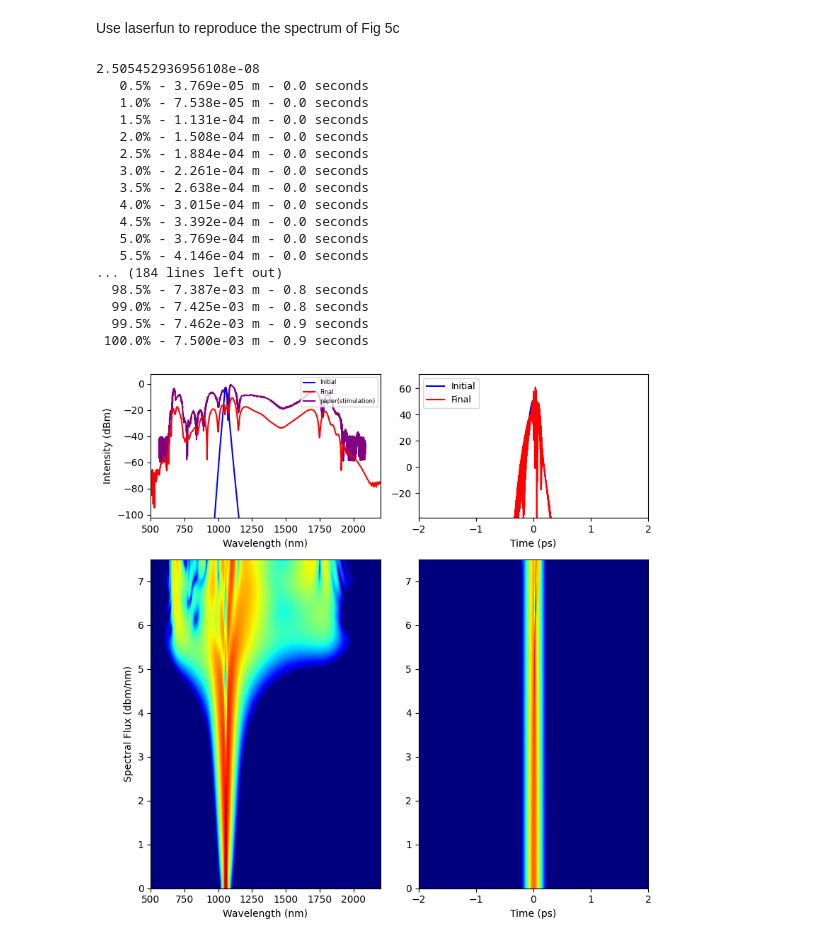
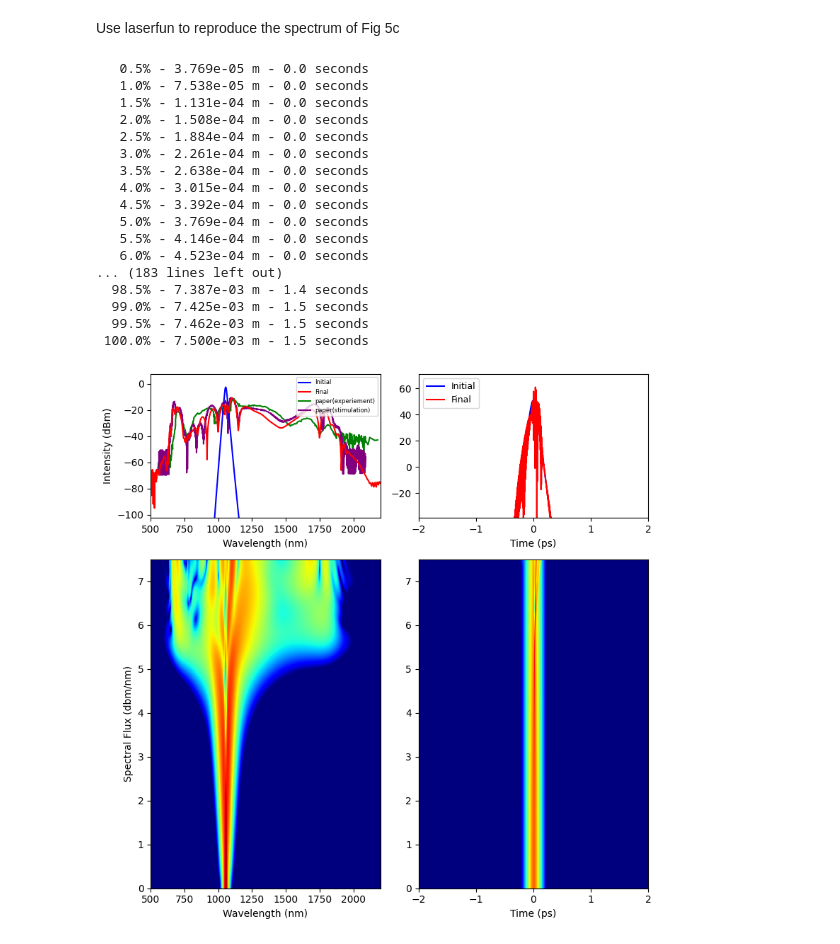
Before and after one commit to elizaleung830/SC-generation-stimulation, a Jupyter notebook: SCG_Stimulation/Benchmark/SCG stimulation/A_Klenner_2016/code/Fig5c.ipynb, the cells around one changed output. Drawn from its saved outputs; the diff is of its cells as text; code cells hidden in the pictures.

```diff
--- a/SCG_Stimulation/Benchmark/SCG stimulation/A_Klenner_et_al/code/Fig5c.ipynb
+++ b/SCG_Stimulation/Benchmark/SCG stimulation/A_Klenner_2016/code/Fig5c.ipynb
@@ -188,7 +188,7 @@ power = 1.8 # watt
 
 #chirp = 800 *1e-6  #ps^2
 
-GDD = True   # Group delay dispersion (ps^2)
+GDD = False   # Group delay dispersion (ps^2)
 TOD = False  # Third order dispersion (ps^3)
 FOD = False  # Fourth order dispersion
 
@@ -198,7 +198,7 @@ Steps = 200  # simulation steps
 Points = 2 ** 14  # simulation points
 rtol = 1e-4  # relative error for NLSE integrator
 atol = 1e-4  # absolute error
-Raman = True  # Enable Raman effect?
+Raman = True # Enable Raman effect?
 Steep = True  # Enable self steepening?
 
 
@@ -236,39 +236,39 @@ results = lf.NLSE(p, f, raman=Raman, shock=Steep, nsaves=Steps, rtol=rtol,
 ref_fig5d = pd.read_csv(
     "../reference_data/fig5c.csv", dtype=np.float64
 )
 ref_fig5d_stm = pd.read_csv(
     "../reference_data/fig5c_stm.csv", dtype=np.float64
 )
 
 
 fig, axes = results.plot(wavelength=True, show=False, tlim=(-2, 2), flim=(500, 2200), wmax = 2200, wmin = 500)
 
 ref_fig5d_x, ref_fig5d_y = np.split(ref_fig5d.values, 2, axis=1)
 ref_fig5d_stm_x, ref_fig5d_stm_y = np.split(ref_fig5d_stm.values, 2, axis=1)
 
-#axes[0][0].plot(ref_fig5d_x, ref_fig5d_y, c="green", label="paper(experiement)", zorder=0)
-axes[0][0].plot(ref_fig5d_stm_x, ref_fig5d_stm_y, c="purple", label="paper(stimulation)", zorder=0)
+axes[0][0].plot(ref_fig5d_x, ref_fig5d_y-10, c="green", label="paper(experiement)", zorder=0)
+axes[0][0].plot(ref_fig5d_stm_x, ref_fig5d_stm_y-10, c="purple", label="paper(stimulation)", zorder=0)
 axes[0][0].legend(loc="upper right", prop={'size': 6},fontsize=8)
 
 axes[1][0].set_xlim(500, 2200)
 plt.set_cmap('jet')
 plt.show()
 # %% [output]
-2.505452936956108e-08
    0.5% - 3.769e-05 m - 0.0 seconds
    1.0% - 7.538e-05 m - 0.0 seconds
    1.5% - 1.131e-04 m - 0.0 seconds
    2.0% - 1.508e-04 m - 0.0 seconds
    2.5% - 1.884e-04 m - 0.0 seconds
    3.0% - 2.261e-04 m - 0.0 seconds
    3.5% - 2.638e-04 m - 0.0 seconds
    4.0% - 3.015e-04 m - 0.0 seconds
    4.5% - 3.392e-04 m - 0.0 seconds
    5.0% - 3.769e-04 m - 0.0 seconds
    5.5% - 4.146e-04 m - 0.0 seconds
-... (184 lines left out)
-  98.5% - 7.387e-03 m - 0.8 seconds
-  99.0% - 7.425e-03 m - 0.8 seconds
-  99.5% - 7.462e-03 m - 0.9 seconds
- 100.0% - 7.500e-03 m - 0.9 seconds
+   6.0% - 4.523e-04 m - 0.0 seconds
+... (183 lines left out)
+  98.5% - 7.387e-03 m - 1.4 seconds
+  99.0% - 7.425e-03 m - 1.5 seconds
+  99.5% - 7.462e-03 m - 1.5 seconds
+ 100.0% - 7.500e-03 m - 1.5 seconds
-[figure, old version]
+[figure, new version]
```
Also changed, not shown: parts of 1 cell of this notebook, 19 other files.
